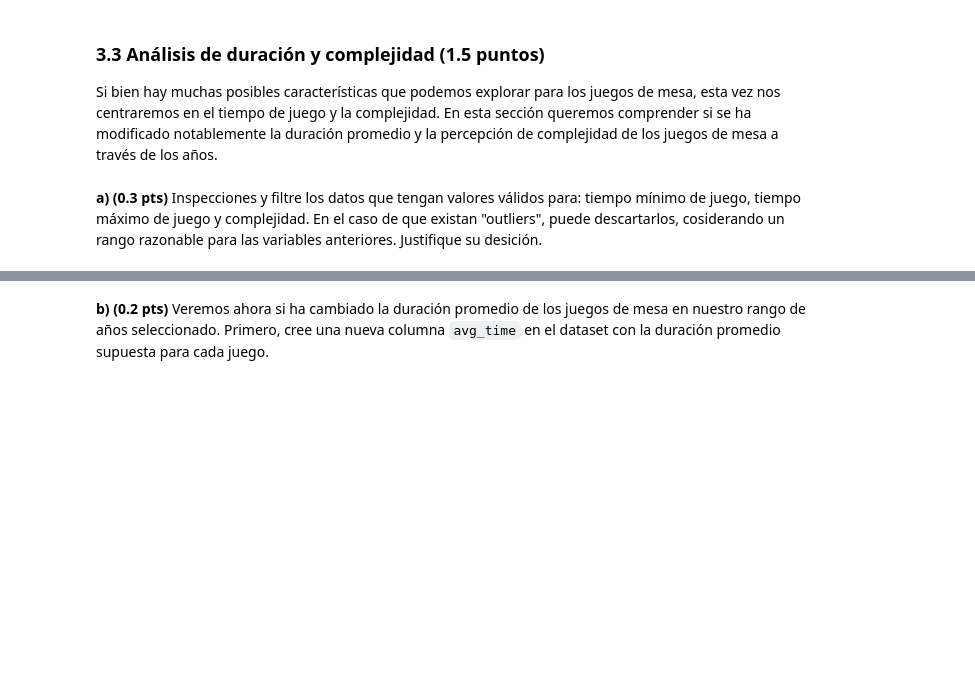
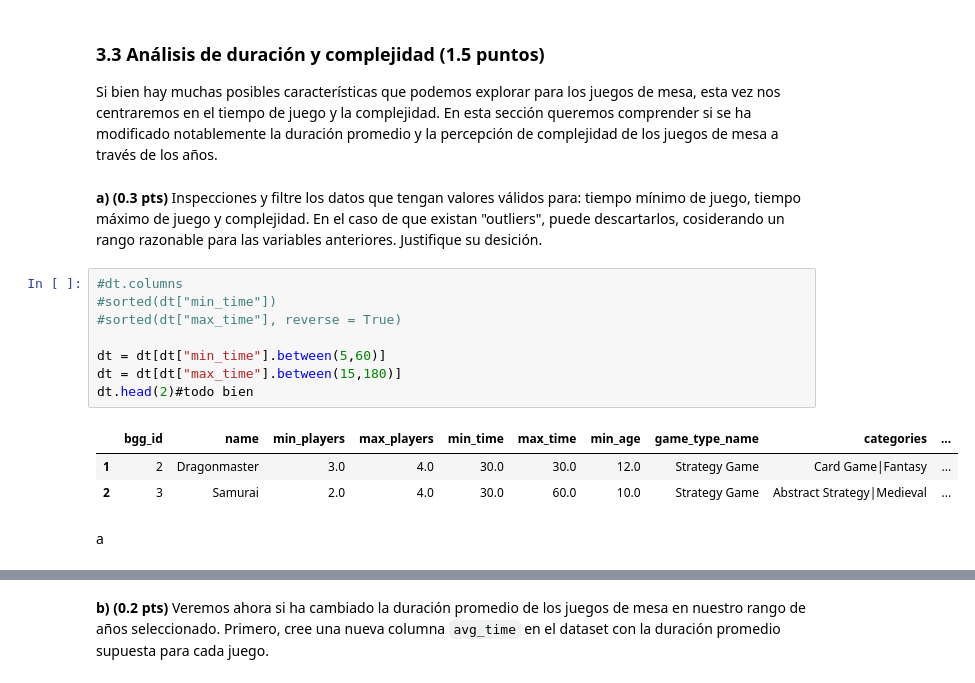
Before and after one commit to Sebastmenas/IMT2200--Sebastian-Mena, a Jupyter notebook: Tareas/T1/IMT2200-25s2 - Tarea 01.ipynb, the cells around one changed output, grey strips where cells are left out. Saved outputs shown, nothing was run; the diff lists cells and outputs as text; blank space fills up the shorter version.

```diff
--- a/Tareas/T1/IMT2200-25s2 - Tarea 01.ipynb
+++ b/Tareas/T1/IMT2200-25s2 - Tarea 01.ipynb
@@ -201,3 +225,17 @@ Name: year, Length: 113904, dtype: float64
 Si bien hay muchas posibles características que podemos explorar para los juegos de mesa, esta vez nos centraremos en el tiempo de juego y la complejidad. En esta sección queremos comprender si se ha modificado notablemente la duración promedio y la percepción de complejidad de los juegos de mesa a través de los años.
 # %% [markdown]
 **a) (0.3 pts)** Inspecciones y filtre los datos que tengan valores válidos para: tiempo mínimo de juego, tiempo máximo de juego y complejidad. En el caso de que existan "outliers", puede descartarlos, cosiderando un rango razonable para las variables anteriores. Justifique su desición.
+# %%
+#dt.columns
+#sorted(dt["min_time"])
+#sorted(dt["max_time"], reverse = True)
+
+dt = dt[dt["min_time"].between(5,60)]
+dt = dt[dt["max_time"].between(15,180)]
+dt.head(2)#todo bien
+# %% [output]
+|  | bgg_id | name | min_players | max_players | min_time | max_time | min_age | game_type_name | categories | ... |
+| 1 | 2 | Dragonmaster | 3.0 | 4.0 | 30.0 | 30.0 | 12.0 | Strategy Game | Card Game|Fantasy | ... |
+| 2 | 3 | Samurai | 2.0 | 4.0 | 30.0 | 60.0 | 10.0 | Strategy Game | Abstract Strategy|Medieval | ... |
+# %% [markdown]
+a
```
Also changed, not shown: parts of 7 cells of this notebook.
